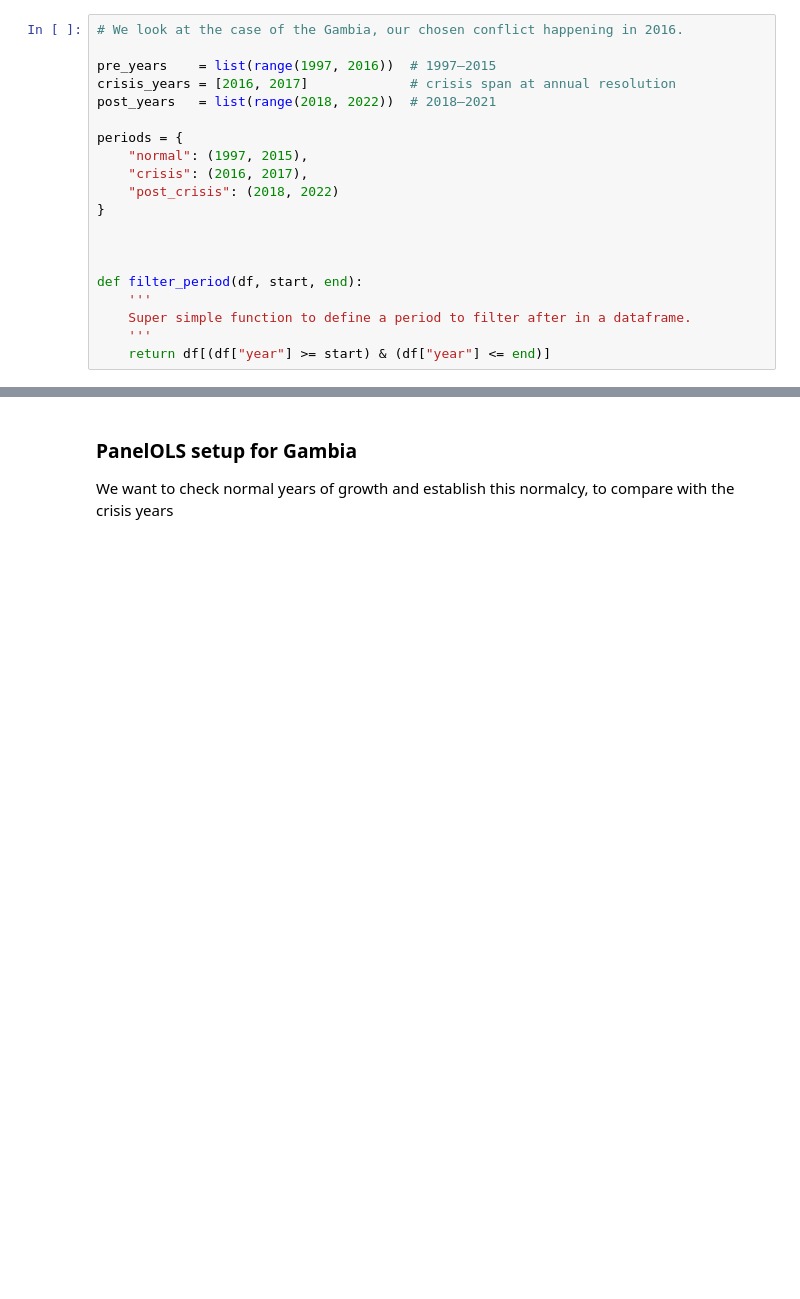
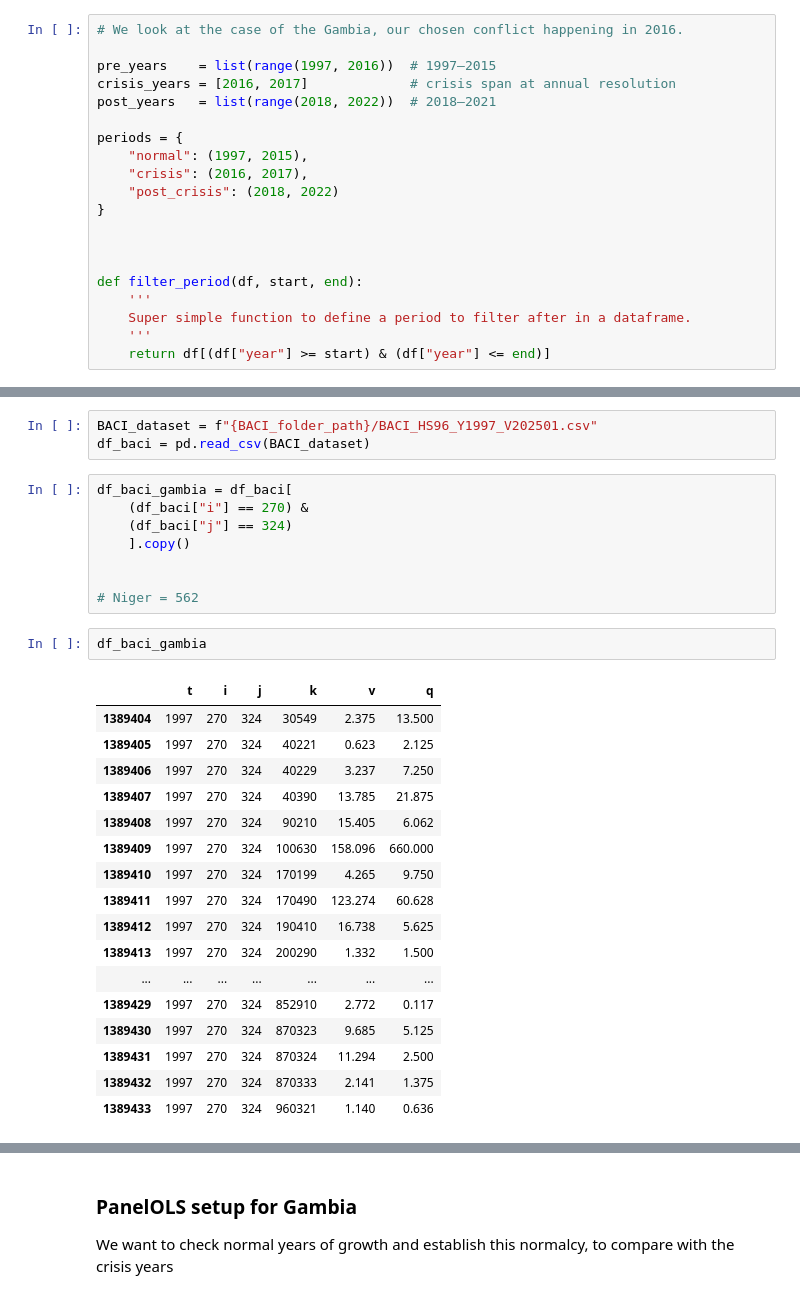
Before and after one commit to poopiboi/bachelor_2026, a Jupyter notebook: 02_EDA.ipynb, the cells around one changed output, grey strips where cells are left out. Drawn from its saved outputs; the diff is of its cells as text; blank space fills up the shorter version.

```diff
--- a/02_EDA.ipynb
+++ b/02_EDA.ipynb
@@ -503,0 +758,31 @@ country_period_slices["Ghana"]["post_crisis"]
+# %%
+BACI_dataset = f"{BACI_folder_path}/BACI_HS96_Y1997_V202501.csv"
+df_baci = pd.read_csv(BACI_dataset)
+# %%
+df_baci_gambia = df_baci[
+    (df_baci["i"] == 270) &
+    (df_baci["j"] == 324)
+    ].copy()
+
+
+# Niger = 562
+# %%
+df_baci_gambia
+# %% [output]
+|  | t | i | j | k | v | q |
+| 1389404 | 1997 | 270 | 324 | 30549 | 2.375 | 13.500 |
+| 1389405 | 1997 | 270 | 324 | 40221 | 0.623 | 2.125 |
+| 1389406 | 1997 | 270 | 324 | 40229 | 3.237 | 7.250 |
+| 1389407 | 1997 | 270 | 324 | 40390 | 13.785 | 21.875 |
+| 1389408 | 1997 | 270 | 324 | 90210 | 15.405 | 6.062 |
+| 1389409 | 1997 | 270 | 324 | 100630 | 158.096 | 660.000 |
+| 1389410 | 1997 | 270 | 324 | 170199 | 4.265 | 9.750 |
+| 1389411 | 1997 | 270 | 324 | 170490 | 123.274 | 60.628 |
+| 1389412 | 1997 | 270 | 324 | 190410 | 16.738 | 5.625 |
+| 1389413 | 1997 | 270 | 324 | 200290 | 1.332 | 1.500 |
+| ... | ... | ... | ... | ... | ... | ... |
+| 1389429 | 1997 | 270 | 324 | 852910 | 2.772 | 0.117 |
+| 1389430 | 1997 | 270 | 324 | 870323 | 9.685 | 5.125 |
+| 1389431 | 1997 | 270 | 324 | 870324 | 11.294 | 2.500 |
+| 1389432 | 1997 | 270 | 324 | 870333 | 2.141 | 1.375 |
+| 1389433 | 1997 | 270 | 324 | 960321 | 1.140 | 0.636 |
```
Also changed, not shown: parts of 37 cells of this notebook.
